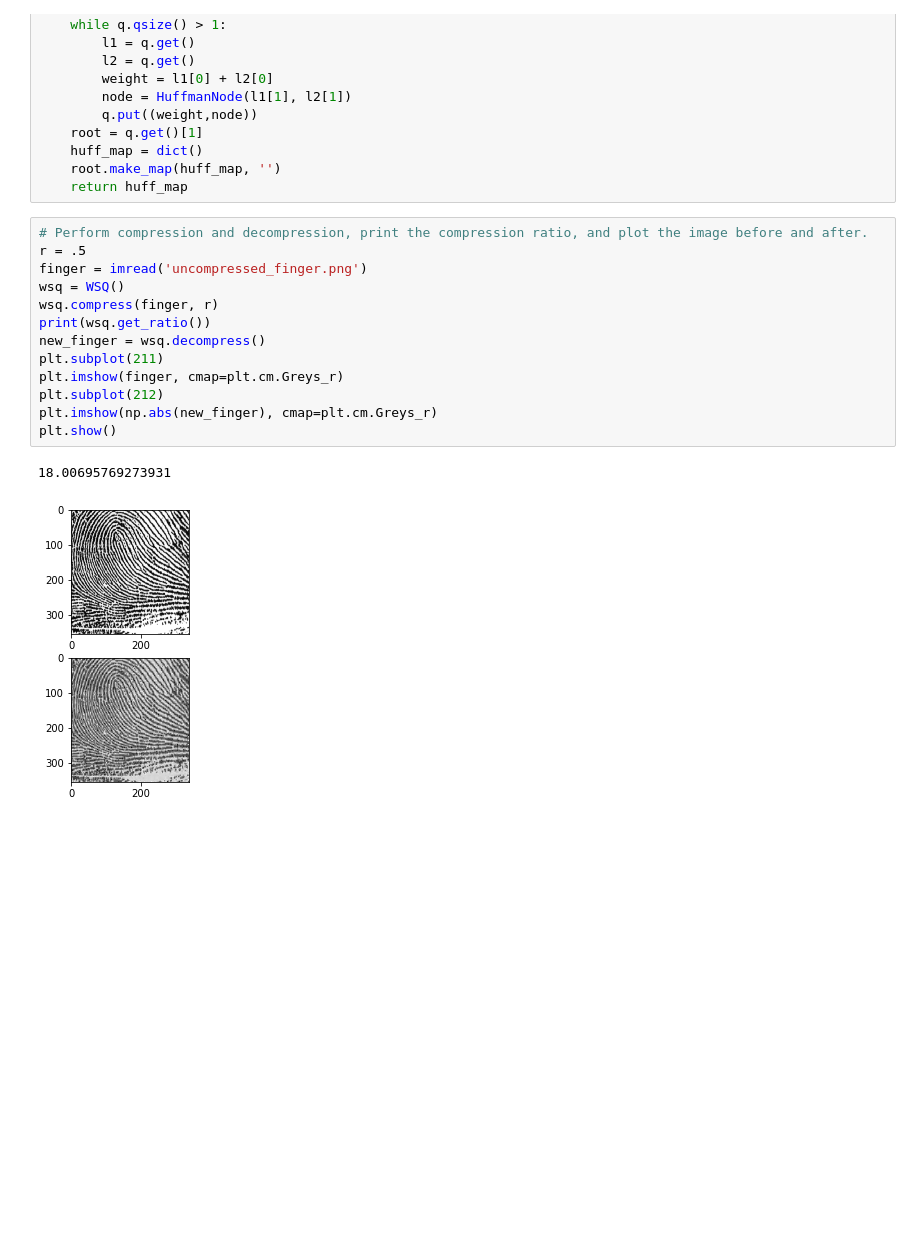
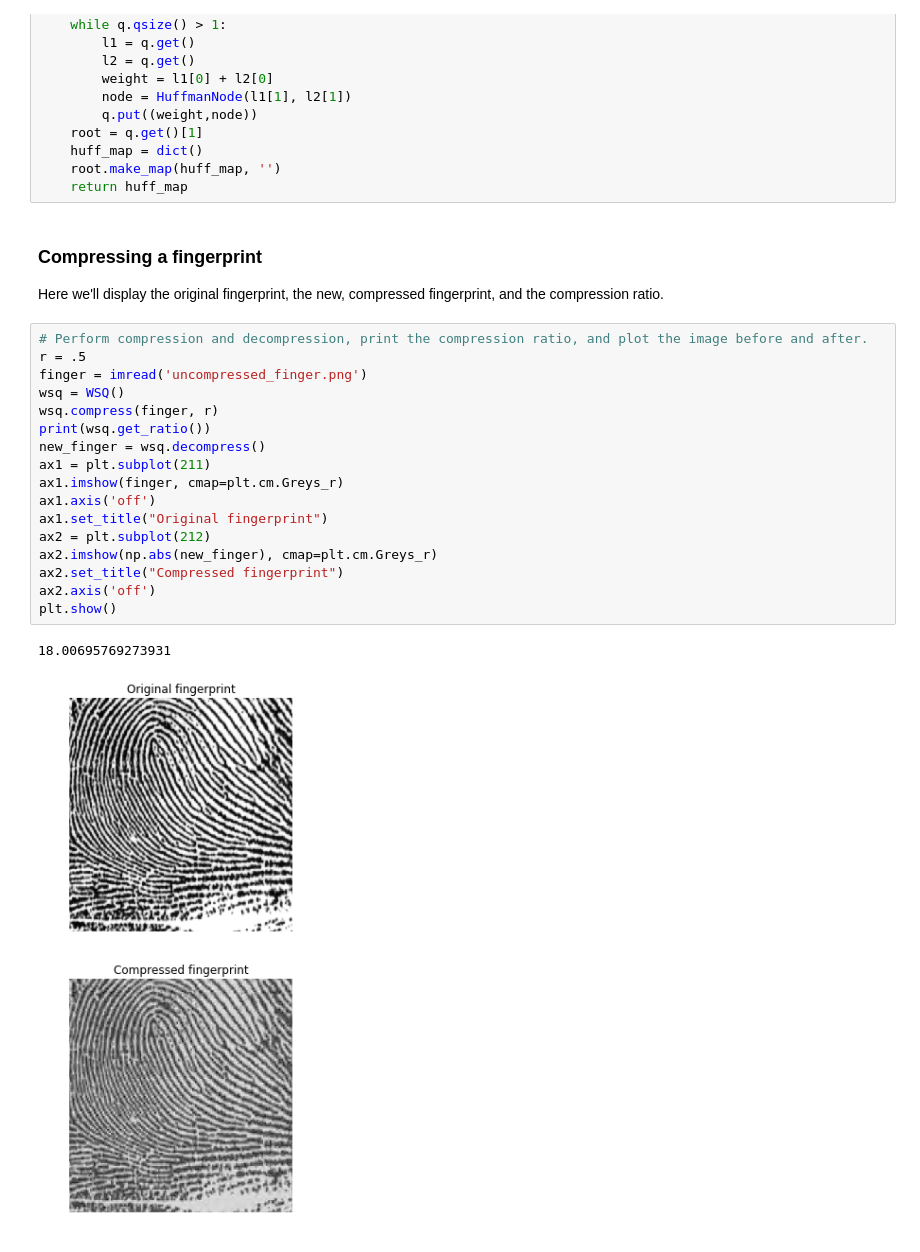
Before and after one commit to jcallahan4/wavelet_transform, a Jupyter notebook: wavelets.ipynb, the cells around one changed output. Cells and saved outputs as stored; diff of their text form; blank space fills up the shorter version.

```diff
--- a/wavelets.ipynb
+++ b/wavelets.ipynb
@@ -950,19 +958,26 @@ def huffman(freqs):
     huff_map = dict()
     root.make_map(huff_map, '')
     return huff_map
+# %% [markdown]
+### Compressing a fingerprint
+Here we'll display the original fingerprint, the new, compressed fingerprint, and the compression ratio.
 # %%
 # Perform compression and decompression, print the compression ratio, and plot the image before and after.
 r = .5
 finger = imread('uncompressed_finger.png')
 wsq = WSQ()
 wsq.compress(finger, r)
 print(wsq.get_ratio())
 new_finger = wsq.decompress()
-plt.subplot(211)
-plt.imshow(finger, cmap=plt.cm.Greys_r)
-plt.subplot(212)
-plt.imshow(np.abs(new_finger), cmap=plt.cm.Greys_r)
+ax1 = plt.subplot(211)
+ax1.imshow(finger, cmap=plt.cm.Greys_r)
+ax1.axis('off')
+ax1.set_title("Original fingerprint")
+ax2 = plt.subplot(212)
+ax2.imshow(np.abs(new_finger), cmap=plt.cm.Greys_r)
+ax2.set_title("Compressed fingerprint")
+ax2.axis('off')
 plt.show()
 # %% [output]
 18.00695769273931
-[figure, old version]
+[figure, new version]
```
Also changed, not shown: parts of 19 cells of this notebook.
